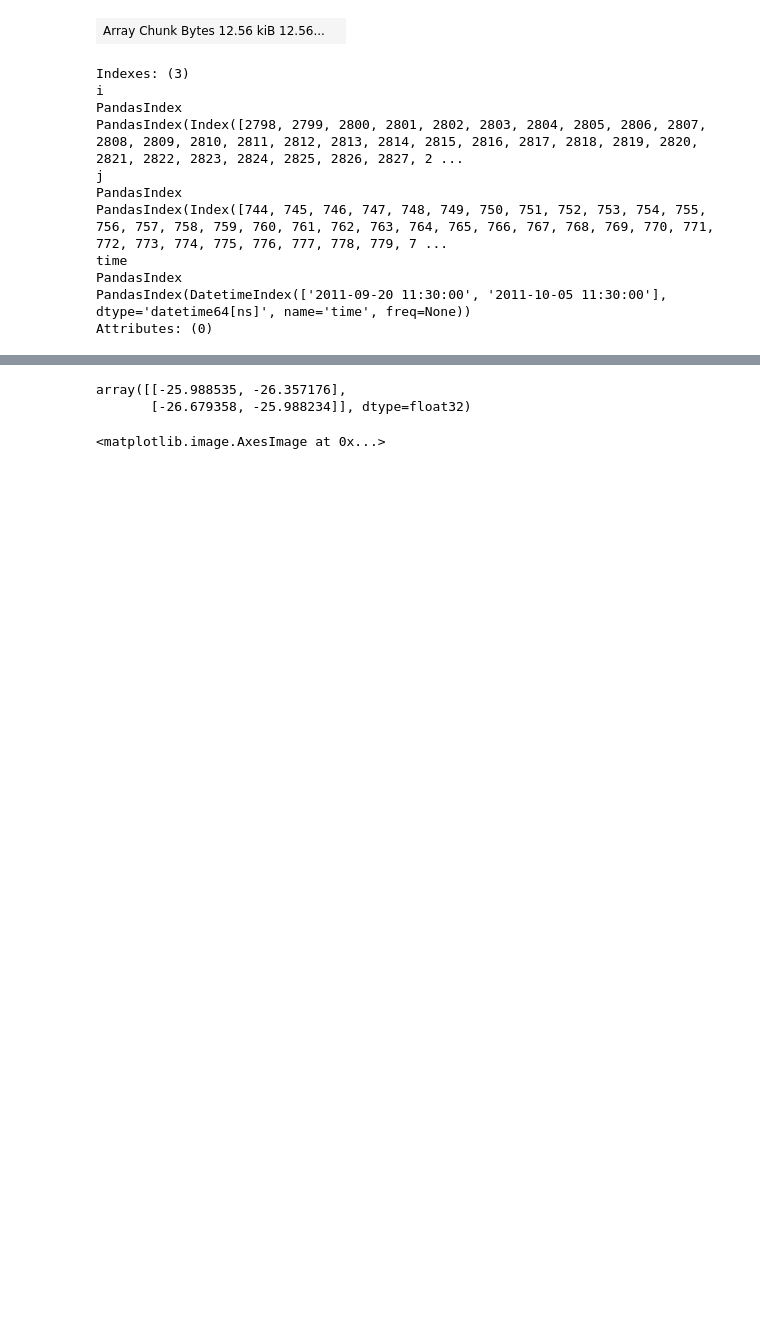
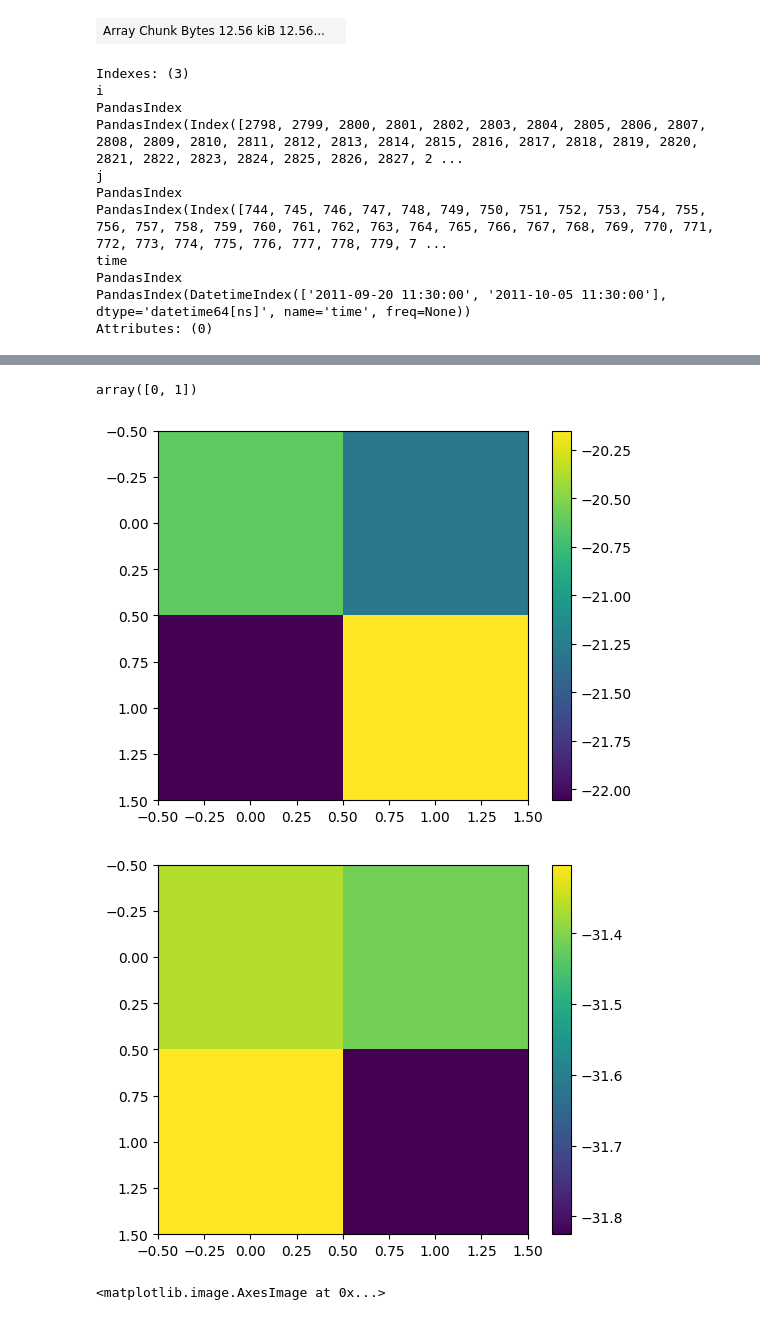
Before and after one commit to GHOpenonic/LLC_ocean_emulator, a Jupyter notebook: high_res_diagnostics/MLD/MLD_grid_testing.ipynb, the cells around one changed output, grey strips where cells are left out. Saved outputs shown, nothing was run; the diff lists cells and outputs as text; code cells hidden in the pictures; blank space fills up the shorter version.

```diff
--- a/high_res_diagnostics/MLD/MLD_grid_testing.ipynb
+++ b/high_res_diagnostics/MLD/MLD_grid_testing.ipynb
@@ -362,8 +365,15 @@ test_vals = MLD_tiles.values
-# %%
-test_vals
-# %% [output]
-array([[-25.988535, -26.357176],
-       [-26.679358, -25.988234]], dtype=float32)
+# %%
+MLD_tiles.time.values
+# %% [output]
+array([0, 1])
+# %%
+for t in MLD_tiles.time.values:
+    plt.imshow(MLD_tiles.isel(time=t))
+    plt.colorbar()
+    plt.show()
+# %% [output]
+[figure, added]
+[figure, added]
 # %%
 # function to select i-j slices per box by lat/lon boxes
 def i_j_slices(LLC, spacing):
```
Also changed, not shown: parts of 5 cells of this notebook, 20 other files.
